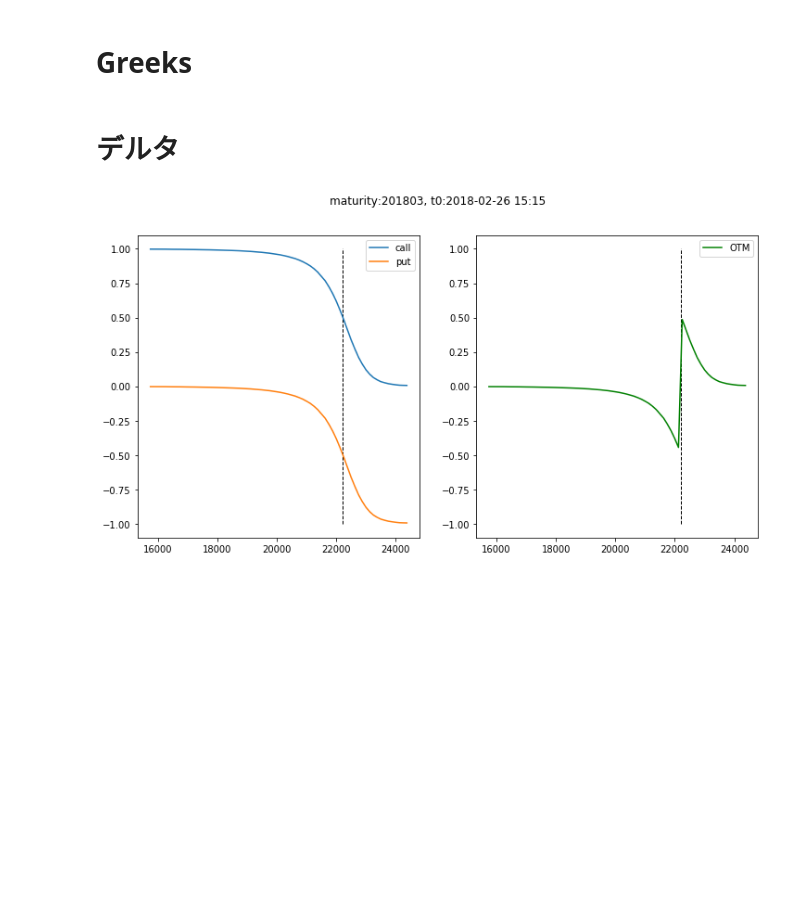
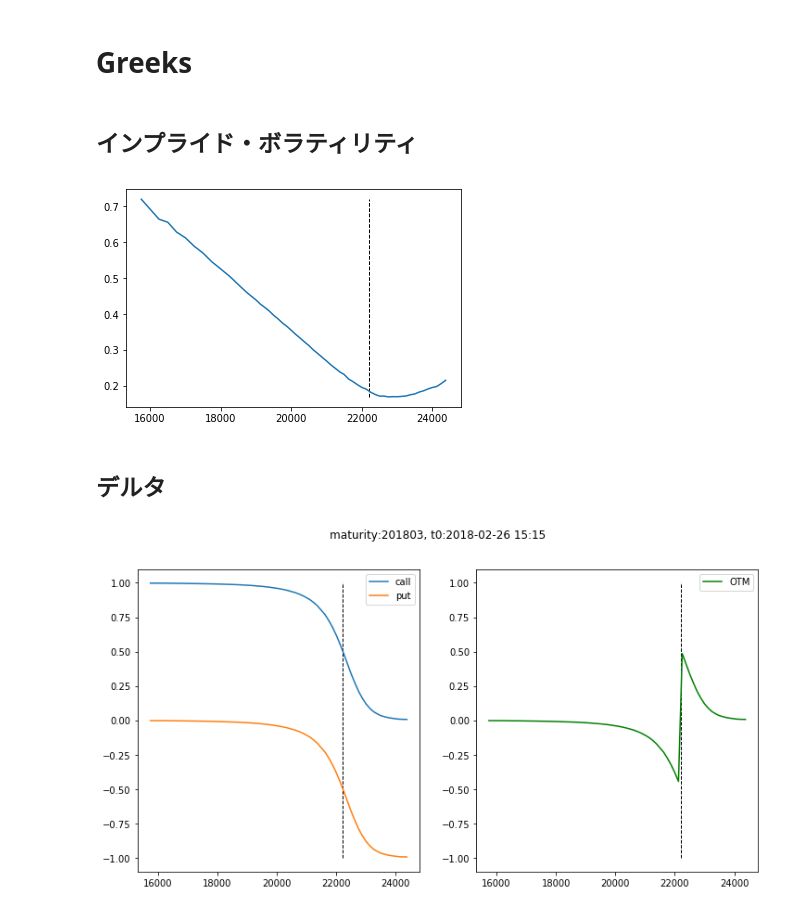
Before and after one commit to drillan/option-old, a Jupyter notebook: Greeks.ipynb, the cells around one changed output. Drawn from its saved outputs; the diff is of its cells as text; code cells hidden in the pictures; blank space fills up the shorter version.

```diff
--- a/greeks.ipynb
+++ b/Greeks.ipynb
@@ -7,8 +7,7 @@ import matplotlib.pyplot as plt
 import ivolat3
 # %%
 s_df = pd.read_pickle('./data/s.pickle')
-op1_df = pd.read_pickle('./data/op1.pickle')
-op2_df = pd.read_pickle('./data/op1.pickle')
+op_pn = pd.read_pickle('./data/op1.pickle')
 # %%
 t0 = pd.to_datetime('2018-02-26 15:15')
 t1 = pd.to_datetime('2018-03-09 09:00')
@@ -16,7 +15,17 @@ s0 = s_df.loc[t0, '1803']
 r = 0.001
 delta_t = t1 - t0
 t = (delta_t.days / 365) + (delta_t.seconds / 31536000)
-op_df = op1_df.loc['2018-02-26 15:15'].dropna().reset_index().copy()
+op_df = op_pn.loc['2018-02-26 15:15'].dropna().reset_index().copy()
+# %% [markdown]
+## インプライド・ボラティリティ
+# %%
+fig = plt.figure()
+ax = fig.add_subplot(1, 1, 1)
+ax.plot(op_df['k'], op_df['iv'])
+ax.vlines(s0, op_df['iv'].min(), op_df['iv'].max(), linestyle='--', linewidth=1)
+plt.show()
+# %% [output]
+[figure, added]
 # %% [markdown]
-# デルタ
+## デルタ
 # %%
```
Also changed, not shown: parts of 14 cells of this notebook, 1 other file.
